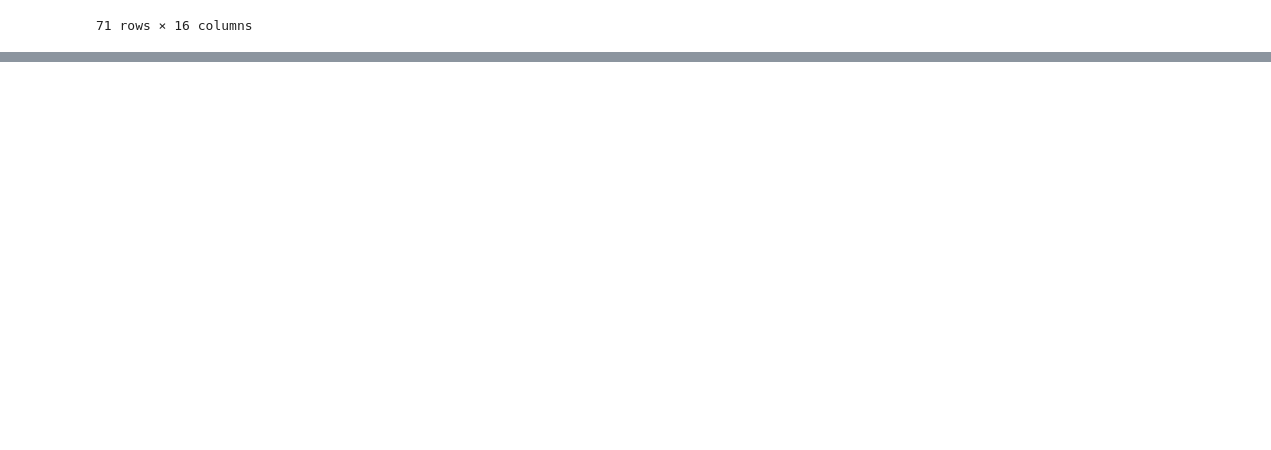
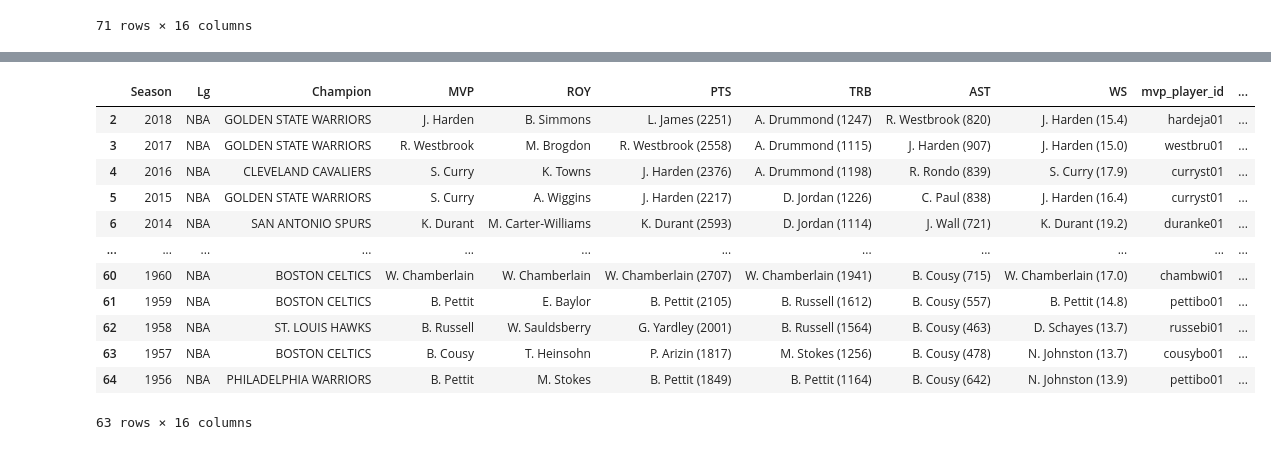
Before and after one commit to wclewett/ETL_project, a Jupyter notebook: nba_awards_creation.ipynb, the cells around one changed output, grey strips where cells are left out. Saved outputs shown, nothing was run; the diff lists cells and outputs as text; code cells hidden in the pictures; blank space fills up the shorter version.

```diff
--- a/nba_awards_creation.ipynb
+++ b/nba_awards_creation.ipynb
@@ -163,3 +182,21 @@ Name: TeamID, dtype: int64
+# %%
+# Remove Years Where Awards are not Issued
+nba_results = nba_results.iloc[0:63]
+nba_results
+# %% [output]
+|  | Season | Lg | Champion | MVP | ROY | PTS | TRB | AST | WS | mvp_player_id | ... |
+| 2 | 2018 | NBA | GOLDEN STATE WARRIORS | J. Harden | B. Simmons | L. James (2251) | A. Drummond (1247) | R. Westbrook (820) | J. Harden (15.4) | hardeja01 | ... |
+| 3 | 2017 | NBA | GOLDEN STATE WARRIORS | R. Westbrook | M. Brogdon | R. Westbrook (2558) | A. Drummond (1115) | J. Harden (907) | J. Harden (15.0) | westbru01 | ... |
+| 4 | 2016 | NBA | CLEVELAND CAVALIERS | S. Curry | K. Towns | J. Harden (2376) | A. Drummond (1198) | R. Rondo (839) | S. Curry (17.9) | curryst01 | ... |
+| 5 | 2015 | NBA | GOLDEN STATE WARRIORS | S. Curry | A. Wiggins | J. Harden (2217) | D. Jordan (1226) | C. Paul (838) | J. Harden (16.4) | curryst01 | ... |
+| 6 | 2014 | NBA | SAN ANTONIO SPURS | K. Durant | M. Carter-Williams | K. Durant (2593) | D. Jordan (1114) | J. Wall (721) | K. Durant (19.2) | duranke01 | ... |
+| ... | ... | ... | ... | ... | ... | ... | ... | ... | ... | ... | ... |
+| 60 | 1960 | NBA | BOSTON CELTICS | W. Chamberlain | W. Chamberlain | W. Chamberlain (2707) | W. Chamberlain (1941) | B. Cousy (715) | W. Chamberlain (17.0) | chambwi01 | ... |
+| 61 | 1959 | NBA | BOSTON CELTICS | B. Pettit | E. Baylor | B. Pettit (2105) | B. Russell (1612) | B. Cousy (557) | B. Pettit (14.8) | pettibo01 | ... |
+| 62 | 1958 | NBA | ST. LOUIS HAWKS | B. Russell | W. Sauldsberry | G. Yardley (2001) | B. Russell (1564) | B. Cousy (463) | D. Schayes (13.7) | russebi01 | ... |
+| 63 | 1957 | NBA | BOSTON CELTICS | B. Cousy | T. Heinsohn | P. Arizin (1817) | M. Stokes (1256) | B. Cousy (478) | N. Johnston (13.7) | cousybo01 | ... |
+| 64 | 1956 | NBA | PHILADELPHIA WARRIORS | B. Pettit | M. Stokes | B. Pettit (1849) | B. Pettit (1164) | B. Cousy (642) | N. Johnston (13.9) | pettibo01 | ... |
+63 rows × 16 columns
 # %%
 # Write the dataframe to a csv
 nba_results.to_csv('database_files/nba_awards.csv', index = False, encoding = 'UTF-8')
```
Also changed, not shown: parts of 3 cells of this notebook, 11 other files.
